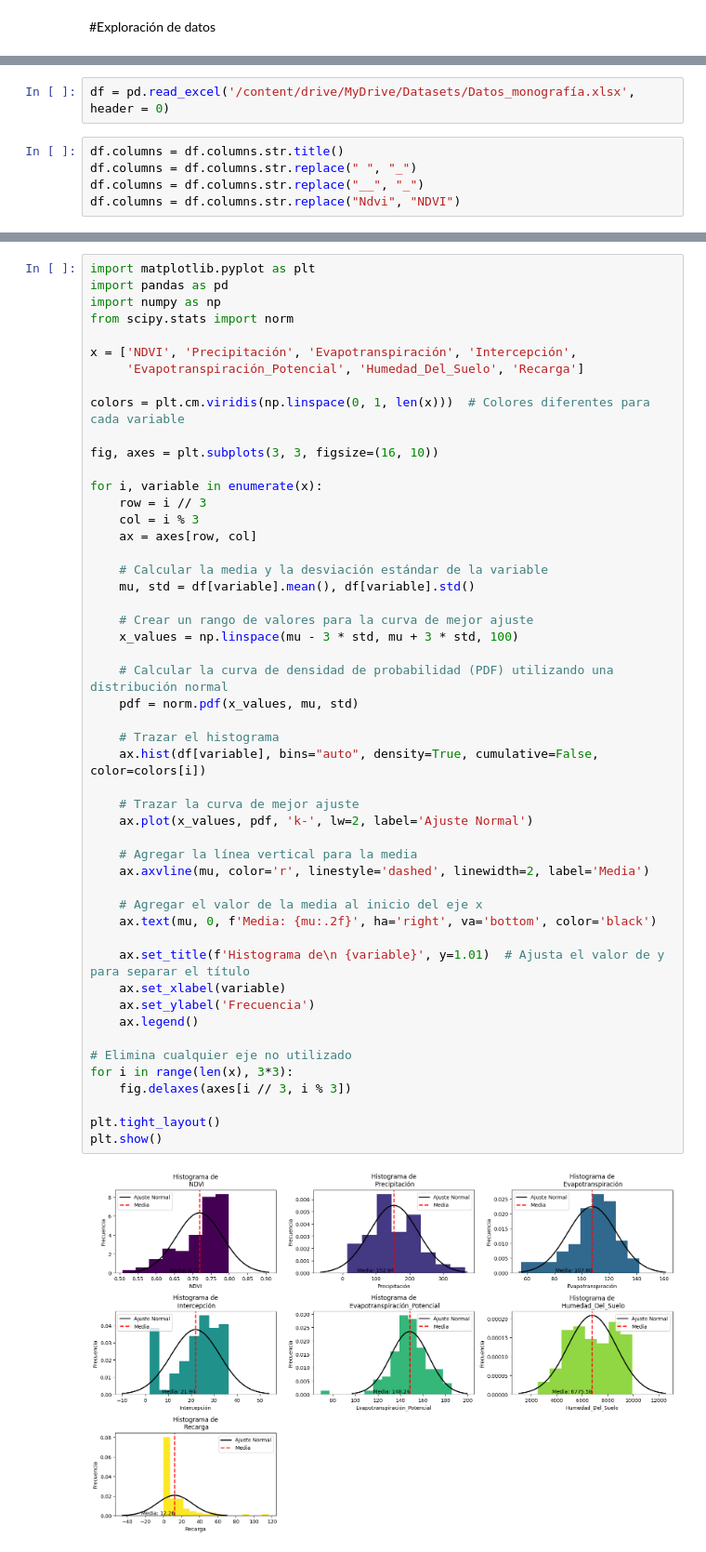
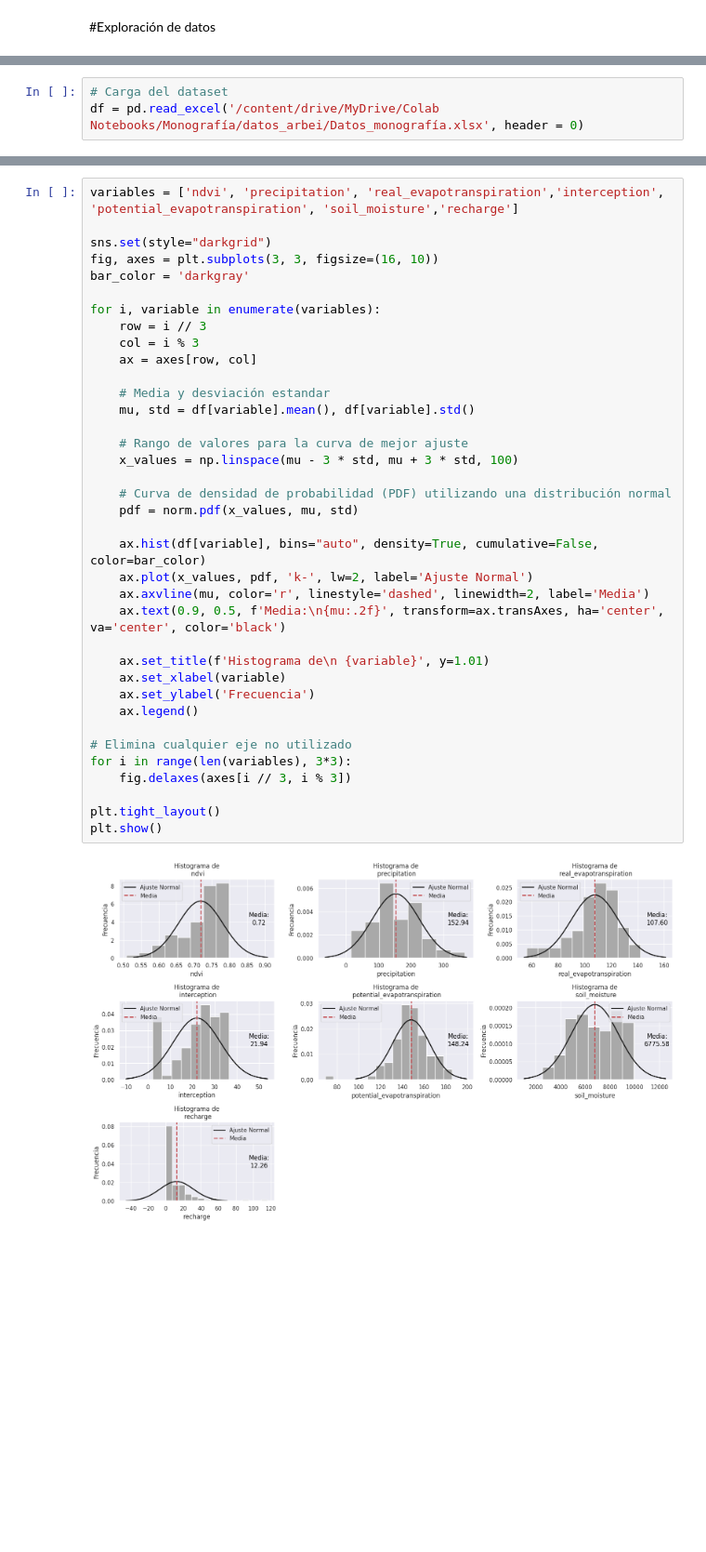
Before and after one commit to emarevalog/Data_Science_Forecast_NDVI_Project, a Jupyter notebook: Exploración_estadística.ipynb, the cells around one changed output, grey strips where cells are left out. Shown at 93% size. Saved outputs shown, nothing was run; the diff lists cells and outputs as text; blank space fills up the shorter version.

Commit message:
Actualización del repositorio, se agrega .gitignore

```diff
--- a/Exploración_estadística.ipynb
+++ b/Exploración_estadística.ipynb
@@ -25,7 +21,3 @@ Mounted at /content/drive
 # %%
-df = pd.read_excel('/content/drive/MyDrive/Datasets/Datos_monografía.xlsx', header = 0)
+# Carga del dataset
+df = pd.read_excel('/content/drive/MyDrive/Colab Notebooks/Monografía/datos_arbei/Datos_monografía.xlsx', header = 0)
-# %%
-df.columns = df.columns.str.title()
-df.columns = df.columns.str.replace(" ", "_")
-df.columns = df.columns.str.replace("__", "_")
-df.columns = df.columns.str.replace("Ndvi", "NDVI")
@@ -68,52 +74,39 @@ Index(['Mes', 'NDVI', 'Precipitación', 'Evapotranspiración', 'Intercepción',
 # %%
-import matplotlib.pyplot as plt
-import pandas as pd
-import numpy as np
-from scipy.stats import norm
+variables = ['ndvi', 'precipitation', 'real_evapotranspiration','interception', 'potential_evapotranspiration', 'soil_moisture','recharge']
 
-x = ['NDVI', 'Precipitación', 'Evapotranspiración', 'Intercepción',
-     'Evapotranspiración_Potencial', 'Humedad_Del_Suelo', 'Recarga']
+sns.set(style="darkgrid")
+fig, axes = plt.subplots(3, 3, figsize=(16, 10))
+bar_color = 'darkgray'
 
-colors = plt.cm.viridis(np.linspace(0, 1, len(x)))  # Colores diferentes para cada variable
-
-fig, axes = plt.subplots(3, 3, figsize=(16, 10))
-
-for i, variable in enumerate(x):
+for i, variable in enumerate(variables):
     row = i // 3
     col = i % 3
     ax = axes[row, col]
 
-    # Calcular la media y la desviación estándar de la variable
+    # Media y desviación estandar
     mu, std = df[variable].mean(), df[variable].std()
 
-    # Crear un rango de valores para la curva de mejor ajuste
+    # Rango de valores para la curva de mejor ajuste
     x_values = np.linspace(mu - 3 * std, mu + 3 * std, 100)
 
-    # Calcular la curva de densidad de probabilidad (PDF) utilizando una distribución normal
+    # Curva de densidad de probabilidad (PDF) utilizando una distribución normal
     pdf = norm.pdf(x_values, mu, std)
 
-    # Trazar el histograma
-    ax.hist(df[variable], bins="auto", density=True, cumulative=False, color=colors[i])
+    ax.hist(df[variable], bins="auto", density=True, cumulative=False, color=bar_color)
+    ax.plot(x_values, pdf, 'k-', lw=2, label='Ajuste Normal')
+    ax.axvline(mu, color='r', linestyle='dashed', linewidth=2, label='Media')
+    ax.text(0.9, 0.5, f'Media:\n{mu:.2f}', transform=ax.transAxes, ha='center', va='center', color='black')
 
-    # Trazar la curva de mejor ajuste
-    ax.plot(x_values, pdf, 'k-', lw=2, label='Ajuste Normal')
-
-    # Agregar la línea vertical para la media
-    ax.axvline(mu, color='r', linestyle='dashed', linewidth=2, label='Media')
-
-    # Agregar el valor de la media al inicio del eje x
-    ax.text(mu, 0, f'Media: {mu:.2f}', ha='right', va='bottom', color='black')
-
-    ax.set_title(f'Histograma de\n {variable}', y=1.01)  # Ajusta el valor de y para separar el título
+    ax.set_title(f'Histograma de\n {variable}', y=1.01)
     ax.set_xlabel(variable)
     ax.set_ylabel('Frecuencia')
     ax.legend()
 
 # Elimina cualquier eje no utilizado
-for i in range(len(x), 3*3):
+for i in range(len(variables), 3*3):
     fig.delaxes(axes[i // 3, i % 3])
 
 plt.tight_layout()
 plt.show()
 # %% [output]
-[figure, old version]
+[figure, new version]
```
Also changed, not shown: parts of 12 cells of this notebook, 4 other files.
